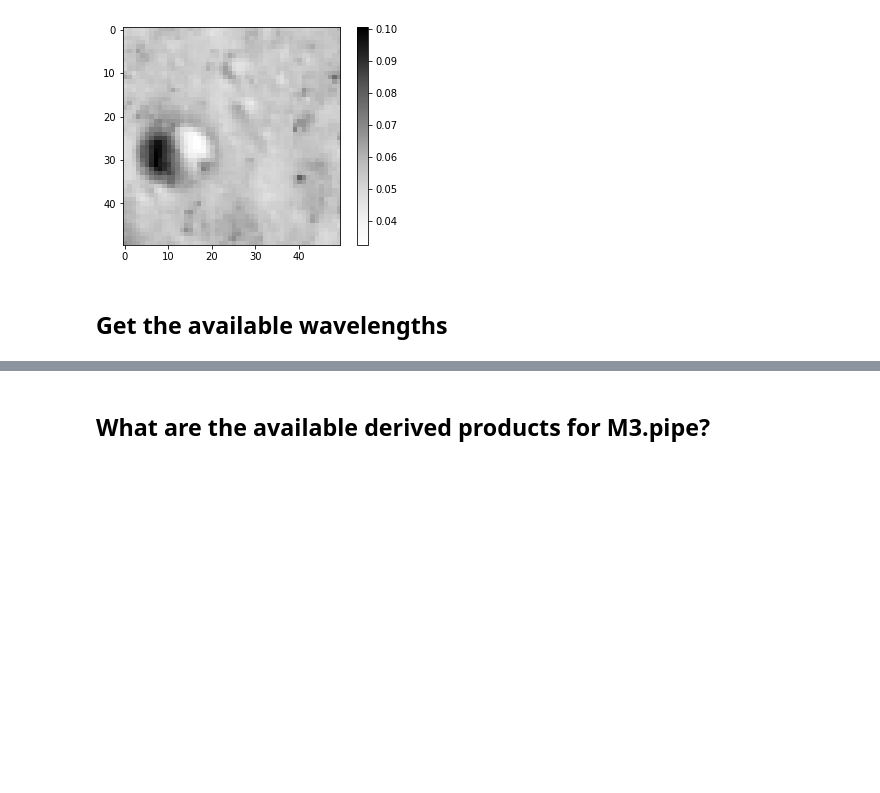
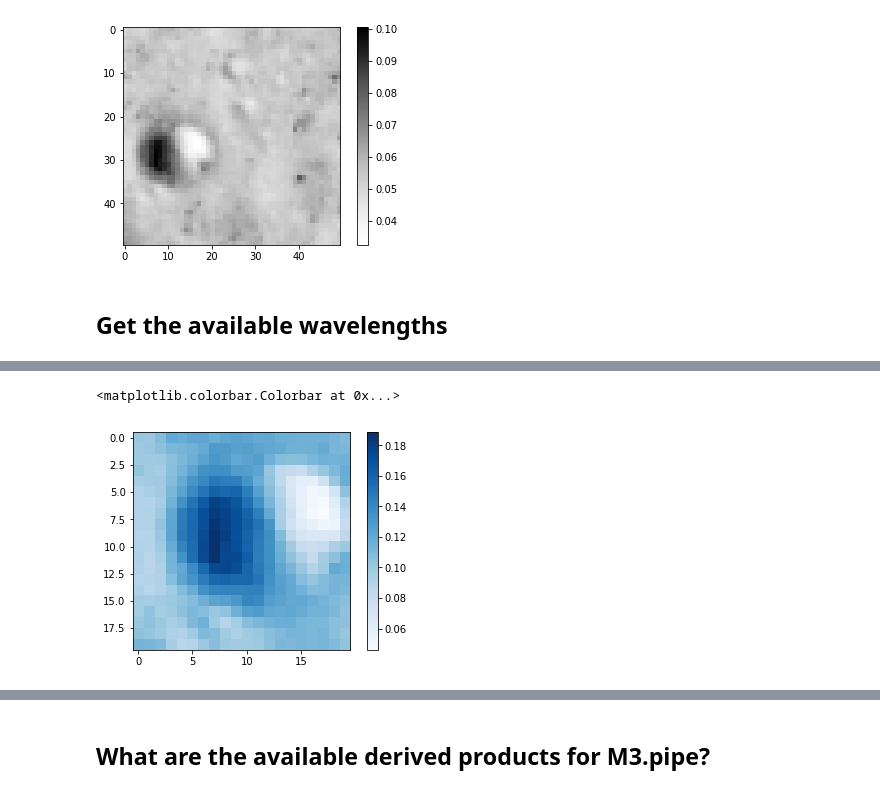
Before and after one commit to jlaura/PyHAT, a Jupyter notebook: notebooks/03. Derived Products - M3.ipynb, the cells around one changed output, grey strips where cells are left out. Saved outputs shown, nothing was run; the diff lists cells and outputs as text; code cells hidden in the pictures; blank space fills up the shorter version.

```diff
--- a/notebooks/03. Derived Products - M3.ipynb
+++ b/notebooks/03. Derived Products - M3.ipynb
@@ -50,0 +92,6 @@ colorbar()
+# %%
+imshow(m.loc[1149, 20:40, 0:20], cmap='Blues')
+colorbar()
+# %% [output]
+<matplotlib.colorbar.Colorbar at 0x...>
+[figure, added]
```
Also changed, not shown: parts of 22 cells of this notebook.
